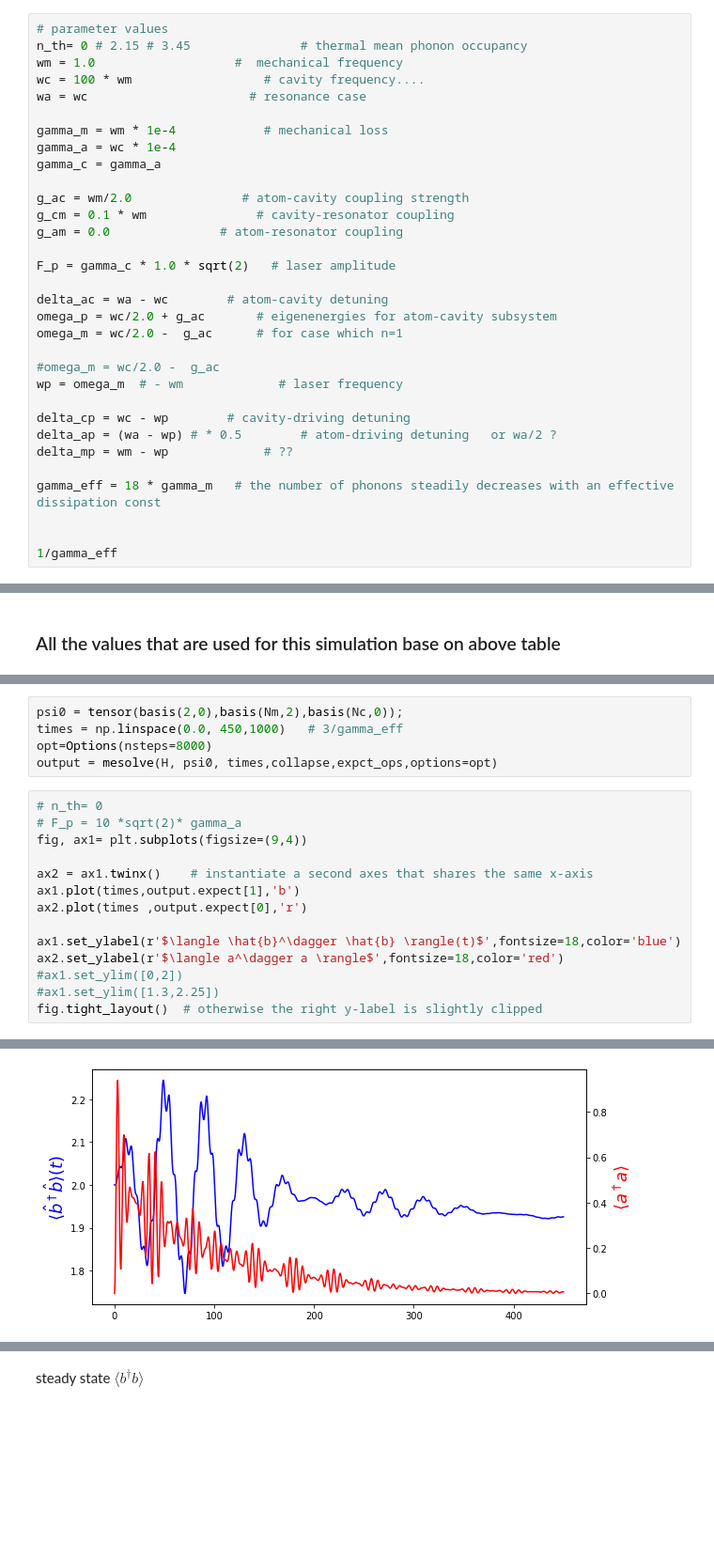
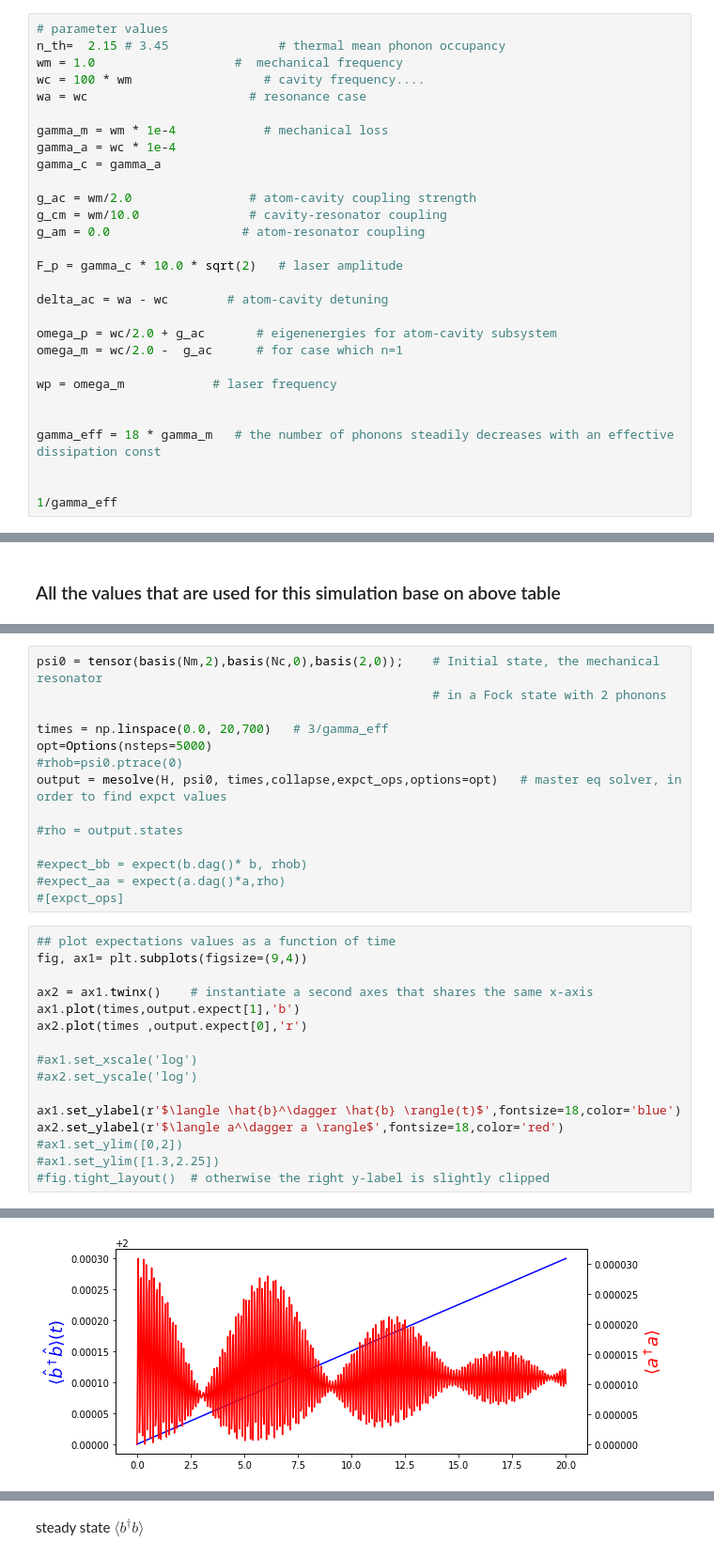
Before and after one commit to ahmad-shafiei/thesis_based, a Jupyter notebook: SinglePolaritonOptomechanics_corr_photNum_07.07.2020.ipynb, the cells around one changed output, grey strips where cells are left out. Shown at 94% size. Cells and saved outputs as stored; diff of their text form; blank space fills up the shorter version.

```diff
--- a/SinglePolaritonOptomechanics_corr_photNum_07.07.2020.ipynb
+++ b/SinglePolaritonOptomechanics_corr_photNum_07.07.2020.ipynb
@@ -58,7 +59,7 @@ Image(filename='C:/Users/Ahmad/Desktop/2020/Python/SinglePolaritonOptomechanics_
 [figure]
 # %%
 # parameter values
-n_th= 0 # 2.15 # 3.45               # thermal mean phonon occupancy
+n_th=  2.15 # 3.45               # thermal mean phonon occupancy
 wm = 1.0                   #  mechanical frequency
 wc = 100 * wm                  # cavity frequency....
 wa = wc                      # resonance case
@@ -67,22 +68,19 @@ gamma_m = wm * 1e-4            # mechanical loss
 gamma_a = wc * 1e-4
 gamma_c = gamma_a
 
-g_ac = wm/2.0               # atom-cavity coupling strength
-g_cm = 0.1 * wm               # cavity-resonator coupling
-g_am = 0.0               # atom-resonator coupling
+g_ac = wm/2.0                # atom-cavity coupling strength
+g_cm = wm/10.0               # cavity-resonator coupling
+g_am = 0.0                  # atom-resonator coupling
 
-F_p = gamma_c * 1.0 * sqrt(2)   # laser amplitude
+F_p = gamma_c * 10.0 * sqrt(2)   # laser amplitude
 
 delta_ac = wa - wc        # atom-cavity detuning
+
 omega_p = wc/2.0 + g_ac       # eigenenergies for atom-cavity subsystem
 omega_m = wc/2.0 -  g_ac      # for case which n=1
 
-#omega_m = wc/2.0 -  g_ac
-wp = omega_m  # - wm             # laser frequency
+wp = omega_m            # laser frequency
 
-delta_cp = wc - wp        # cavity-driving detuning
-delta_ap = (wa - wp) # * 0.5        # atom-driving detuning   or wa/2 ?
-delta_mp = wm - wp             # ??
 
 gamma_eff = 18 * gamma_m   # the number of phonons steadily decreases with an effective dissipation const
 
@@ -148,20 +145,31 @@ H = (wc-wp) * a.dag() * a + 0.5 * (wa-wp) *sigma_z + (wm) * b.dag() * b \
 # %%
-psi0 = tensor(basis(2,0),basis(Nm,2),basis(Nc,0));
-times = np.linspace(0.0, 450,1000)   # 3/gamma_eff
-opt=Options(nsteps=8000)
-output = mesolve(H, psi0, times,collapse,expct_ops,options=opt)
+psi0 = tensor(basis(Nm,2),basis(Nc,0),basis(2,0));    # Initial state, the mechanical resonator
+                                                      # in a Fock state with 2 phonons
+
+times = np.linspace(0.0, 20,700)   # 3/gamma_eff
+opt=Options(nsteps=5000)
+#rhob=psi0.ptrace(0)
+output = mesolve(H, psi0, times,collapse,expct_ops,options=opt)   # master eq solver, in order to find expct values
+
+#rho = output.states
+
+#expect_bb = expect(b.dag()* b, rhob)
+#expect_aa = expect(a.dag()*a,rho)
+#[expct_ops]
 # %%
-# n_th= 0
-# F_p = 10 *sqrt(2)* gamma_a
+## plot expectations values as a function of time
 fig, ax1= plt.subplots(figsize=(9,4))
 
 ax2 = ax1.twinx()    # instantiate a second axes that shares the same x-axis
 ax1.plot(times,output.expect[1],'b')
 ax2.plot(times ,output.expect[0],'r')
 
+#ax1.set_xscale('log')
+#ax2.set_yscale('log')
+
 ax1.set_ylabel(r'$\langle \hat{b}^\dagger \hat{b} \rangle(t)$',fontsize=18,color='blue')
 ax2.set_ylabel(r'$\langle a^\dagger a \rangle$',fontsize=18,color='red')
 #ax1.set_ylim([0,2])
 #ax1.set_ylim([1.3,2.25])
-fig.tight_layout()  # otherwise the right y-label is slightly clipped
+#fig.tight_layout()  # otherwise the right y-label is slightly clipped
 # %% [output]
@@ -168 +177 @@ fig.tight_layout()  # otherwise the right y-label is slightly clipped
-[figure, old version]
+[figure, new version]
```
Also changed, not shown: parts of 8 cells of this notebook, 1 other file.
